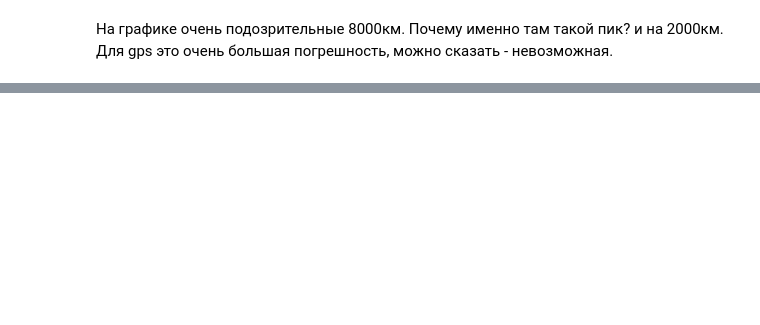
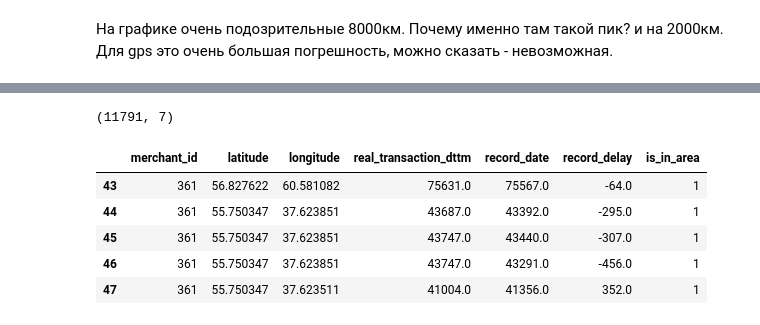
Before and after one commit to senior-sigan/Tinkoff-Data-Science-Challenge, a Jupyter notebook: task2/investigate_data.ipynb, the cells around one changed output, grey strips where cells are left out. Cells and saved outputs as stored; diff of their text form; code cells hidden in the pictures; blank space fills up the shorter version.

```diff
--- a/task2/investigate_data.ipynb
+++ b/task2/investigate_data.ipynb
@@ -257,0 +277,8 @@ Name: dist, dtype: float64
+# %%
+def is_in_area(data):
+    # lat       | lon
+    # 40.143636 | 20.463191
+    # 68.970401 | 142.730432
+    data['is_in_area'] = (data['latitude'] >= 40.143636) & (data['latitude'] <= 68.970401) & (data['longitude'] >= 20.463191) & (data['longitude'] <= 142.730432)
+    data['is_in_area'] = data['is_in_area'].astype(int)
+    return data
@@ -257,0 +297,12 @@ Name: dist, dtype: float64
+# %%
+is_in_area(test)
+print(test[test['is_in_area'] == 0].shape)
+test.head()
+# %% [output]
+(11791, 7)
+|  | merchant_id | latitude | longitude | real_transaction_dttm | record_date | record_delay | is_in_area |
+| 43 | 361 | 56.827622 | 60.581082 | 75631.0 | 75567.0 | -64.0 | 1 |
+| 44 | 361 | 55.750347 | 37.623851 | 43687.0 | 43392.0 | -295.0 | 1 |
+| 45 | 361 | 55.750347 | 37.623851 | 43747.0 | 43440.0 | -307.0 | 1 |
+| 46 | 361 | 55.750347 | 37.623851 | 43747.0 | 43291.0 | -456.0 | 1 |
+| 47 | 361 | 55.750347 | 37.623511 | 41004.0 | 41356.0 | 352.0 | 1 |
```
Also changed, not shown: parts of 8 cells of this notebook, 2 other files.
